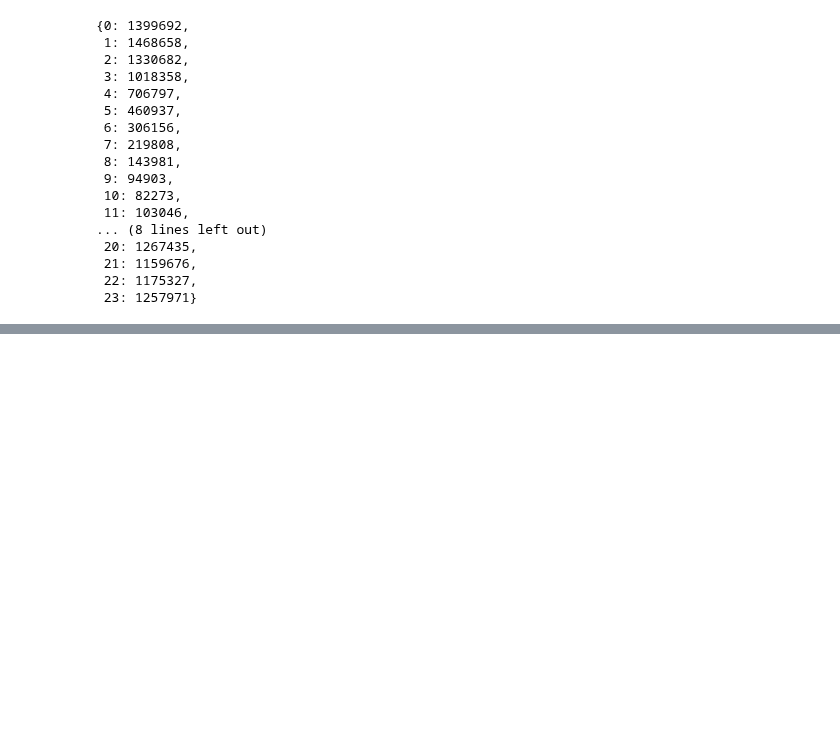
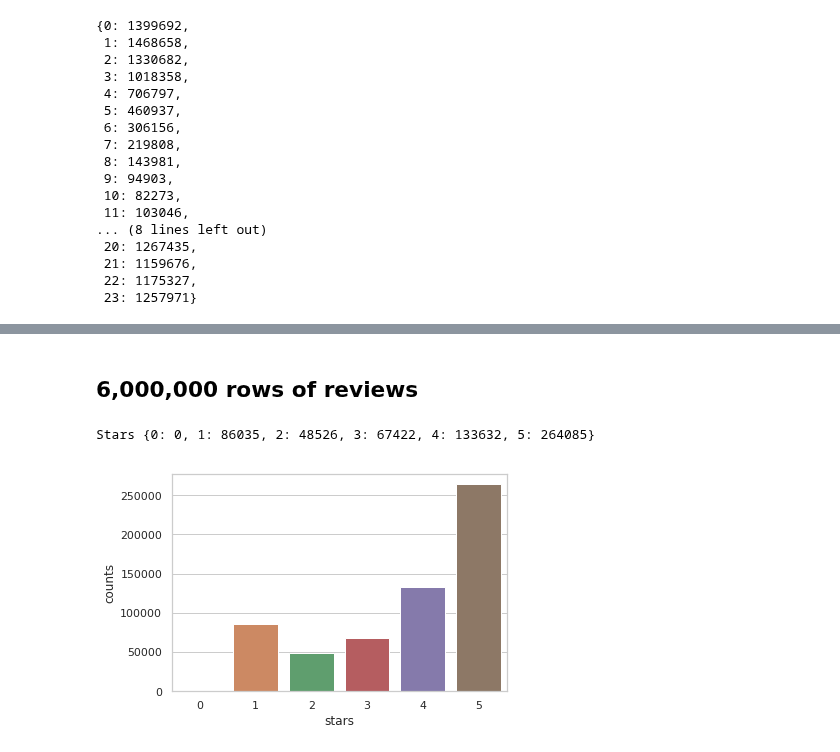
Before and after one commit to AstroBoy1/yelp-datasetchallenge, a Jupyter notebook: Statistics.ipynb, the cells around one changed output, grey strips where cells are left out. Drawn from its saved outputs; the diff is of its cells as text; code cells hidden in the pictures; blank space fills up the shorter version.

Commit message:
review counts

```diff
--- a/Statistics.ipynb
+++ b/Statistics.ipynb
@@ -288,3 +291,16 @@ time_counts
  21: 1159676,
  22: 1175327,
  23: 1257971}
+# %%
+cs = 100000
+count = 0
+fn = "yelp_gcs/yelp_academic_dataset_review.csv"
+stars = {x:0 for x in range(0, 6)}
+for chunk in pd.read_csv(fn, chunksize = cs):
+    count += cs
+    print(count)
+    for index, row in chunk.sample(frac=0.1, replace=False, random_state=1).iterrows():
+        try:
+            stars[row['stars']] += 1
+        except KeyError:
+            print(row['stars'])
@@ -290,0 +325,14 @@ time_counts
+# %% [markdown]
+## 6,000,000 rows of reviews
+# %%
+print("Stars", stars)
+# %% [output]
+Stars {0: 0, 1: 86035, 2: 48526, 3: 67422, 4: 133632, 5: 264085}
+# %%
+star_counts_df = pd.DataFrame()
+star_counts_df['stars'] = stars.keys()
+star_counts_df['counts'] = stars.values()
+sns.set(style="whitegrid")
+ax = sns.barplot(x="stars", y="counts", data=star_counts_df)
+# %% [output]
+[figure, added]
```
Also changed, not shown: parts of 3 cells of this notebook.
